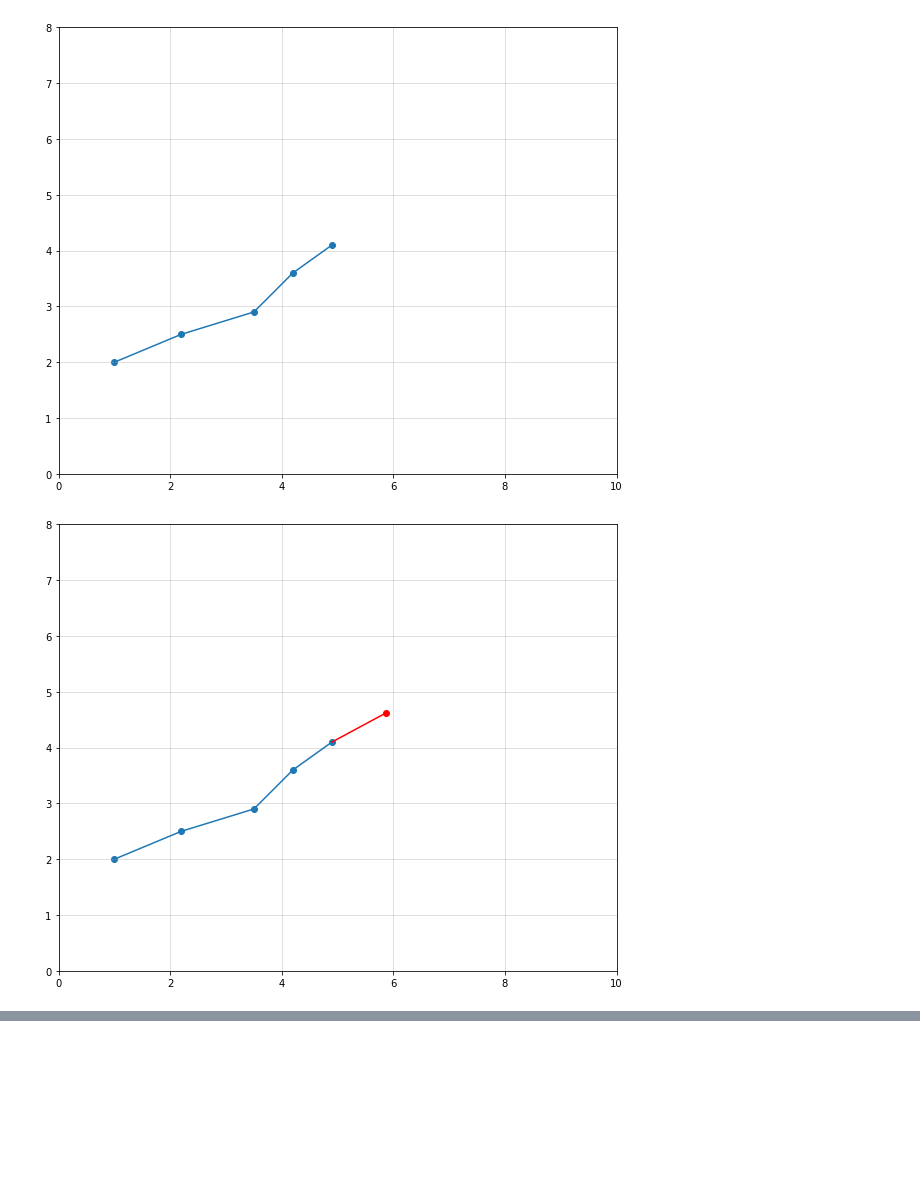
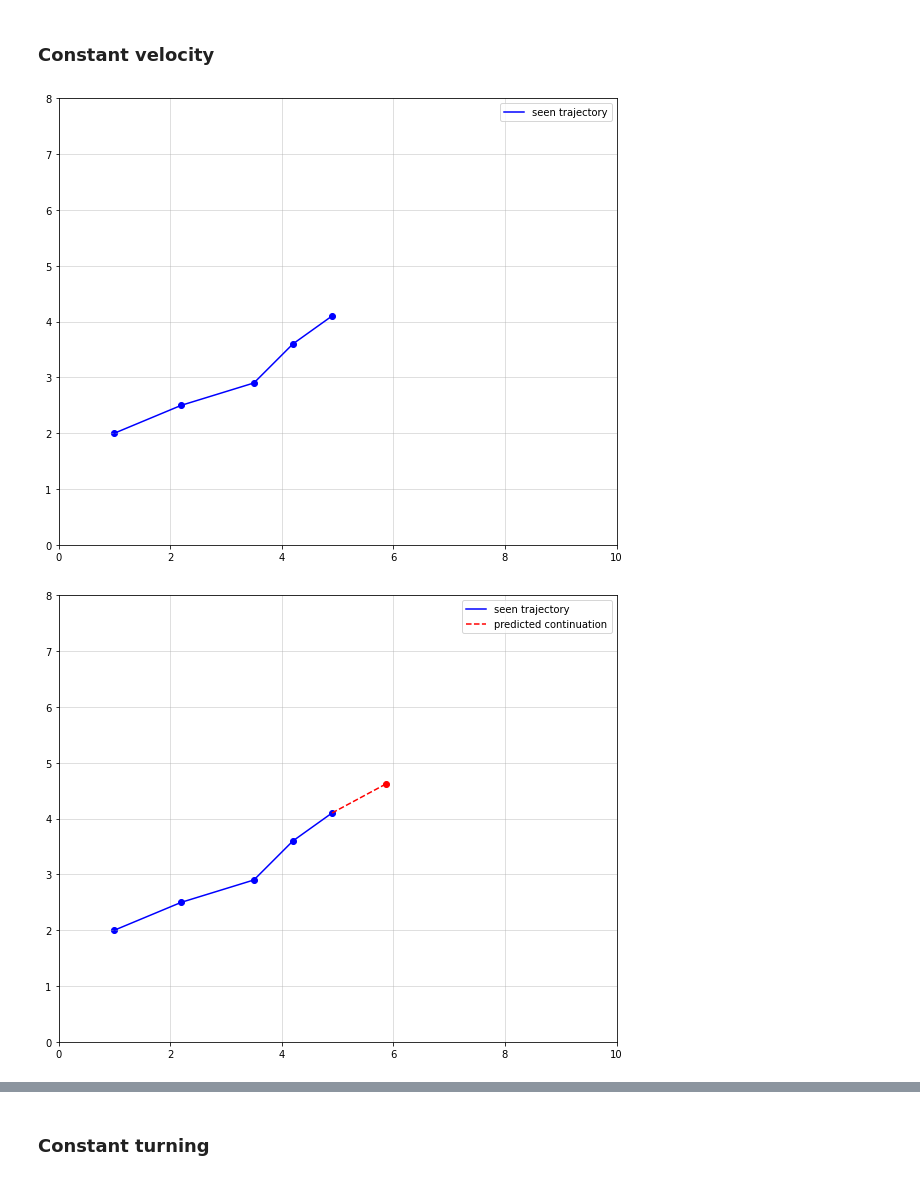
Before and after one commit to karlriis/trajectory-forecasting, a Jupyter notebook: paper_of_the_week_illustrations.ipynb, the cells around one changed output, grey strips where cells are left out. Drawn from its saved outputs; the diff is of its cells as text; code cells hidden in the pictures; blank space fills up the shorter version.

```diff
--- a/paper_of_the_week_illustrations.ipynb
+++ b/paper_of_the_week_illustrations.ipynb
@@ -26,16 +19,20 @@ plt.show()
 # %%
 x_pred = [x[-1] + np.mean(x_vel)*i for i in range(len(x))]
 y_pred = [y[-1] + np.mean(y_vel)*i for i in range(len(x))]
+# %% [markdown]
+### Constant velocity
 # %%
 for i in range(1, len(x)+1):
     plot_traj_base()
 
-    plt.plot(x, y)
-    plt.scatter(x, y)
+    plt.plot(x, y, 'b', label='seen trajectory')
+    plt.scatter(x, y, c='b')
 
-    plt.plot(x_pred[:i], y_pred[:i], color='red')
-    plt.scatter(x_pred[1:i], y_pred[1:i], color='red')
+    if i != 1:
+        plt.plot(x_pred[:i], y_pred[:i], 'r--', label='predicted continuation')
+        plt.scatter(x_pred[1:i], y_pred[1:i], c='r')
+    plt.legend()
     plt.show()
 # %% [output]
-[figure, old version]
+[figure, new version]
-[figure, old version]
+[figure, new version]
@@ -44,0 +42,2 @@ for i in range(1, len(x)+1):
+# %% [markdown]
+### Constant turning
```
Also changed, not shown: parts of 9 cells of this notebook, 8 other files.
